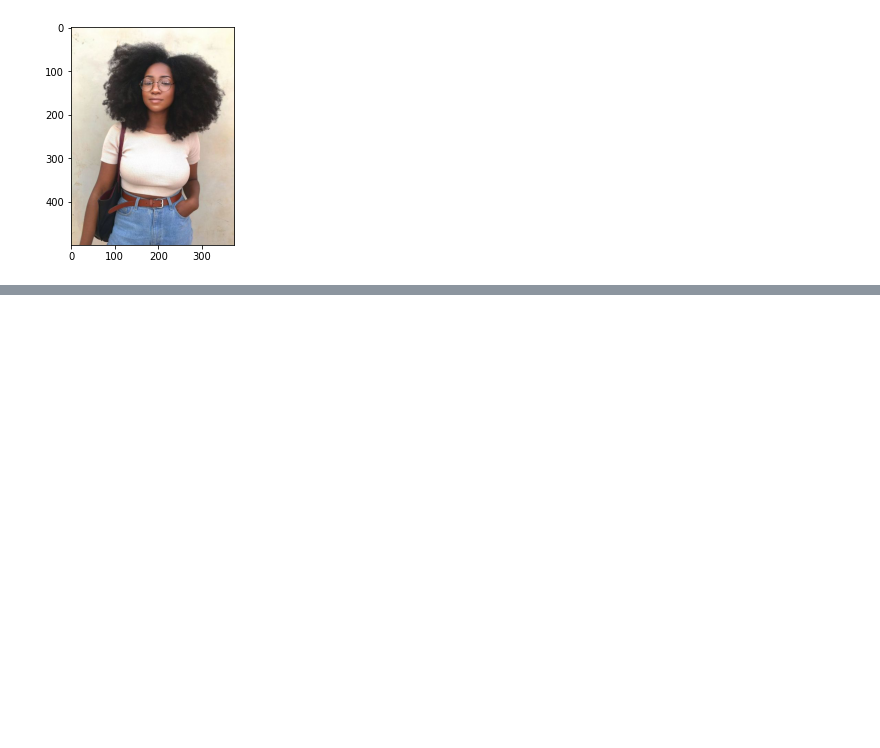
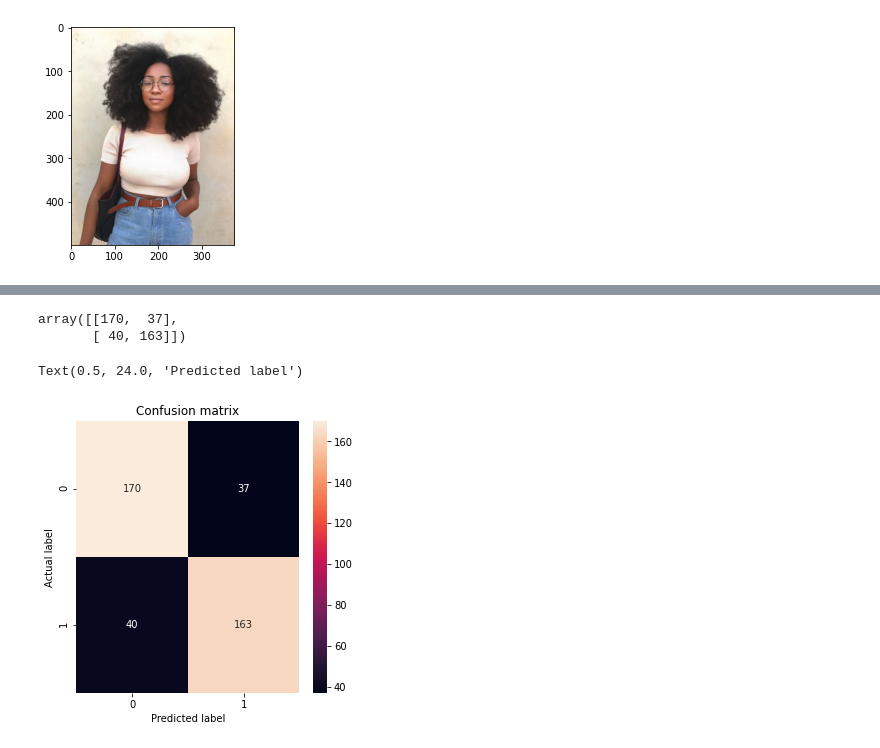
Before and after one commit to Aymeric-B/elle_ebene, a Jupyter notebook: notebooks/aymeric/Base_predict.ipynb, the cells around one changed output, grey strips where cells are left out. Cells and saved outputs as stored; diff of their text form; code cells hidden in the pictures; blank space fills up the shorter version.

Commit message:
got predict more flexible - notebook to check wrong classifications

```diff
--- a/notebooks/aymeric/Base_predict.ipynb
+++ b/notebooks/aymeric/Base_predict.ipynb
@@ -33,7 +34,3 @@ array([[0.08773905, 0.89368844]], dtype=float32)
 # %%
-pred = np.argmax(prediction , axis = -1)[0]
-if pred == 1:
-    type = "type 4"
-else:
-    type = "type 3"
-type
+pred3 = predictor.predict(type3_imgs)
+pred4 = predictor.predict(type4_imgs)
@@ -51,0 +73,3 @@ baseline(img)
+# %%
+type3_labels = np.full((len(pred3),),0)
+type4_labels = np.full((len(pred4),),1)
@@ -51,0 +78,9 @@ baseline(img)
+# %%
+concat_pred = np.concatenate((pred3, pred4))
+concat_y = np.concatenate((type3_labels, type4_labels))
+# %%
+cm = confusion_matrix(concat_y,concat_pred)
+cm
+# %% [output]
+array([[170,  37],
+       [ 40, 163]])
@@ -51,0 +89,9 @@ baseline(img)
+# %%
+plt.figure(figsize=(5,5))
+sns.heatmap(cm, annot=True, fmt="d")
+plt.title('Confusion matrix')
+plt.ylabel('Actual label')
+plt.xlabel('Predicted label')
+# %% [output]
+Text(0.5, 24.0, 'Predicted label')
+[figure, added]
```
Also changed, not shown: parts of 23 cells of this notebook, 1 other file.
